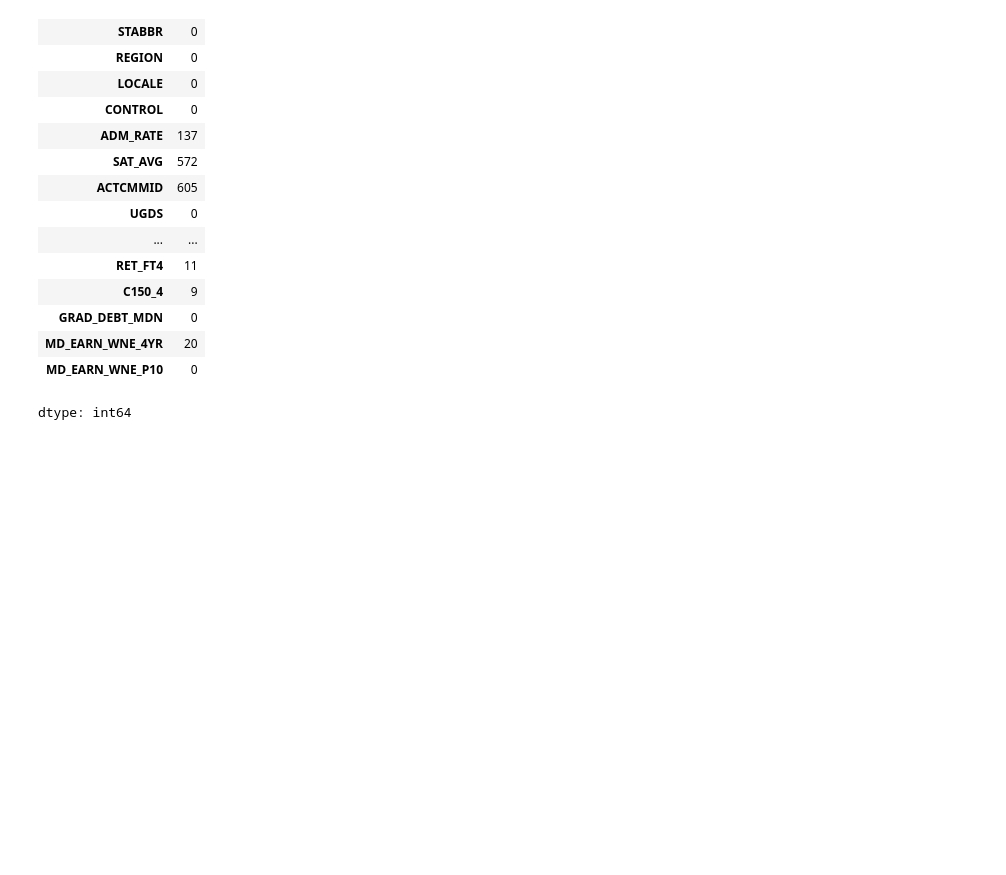
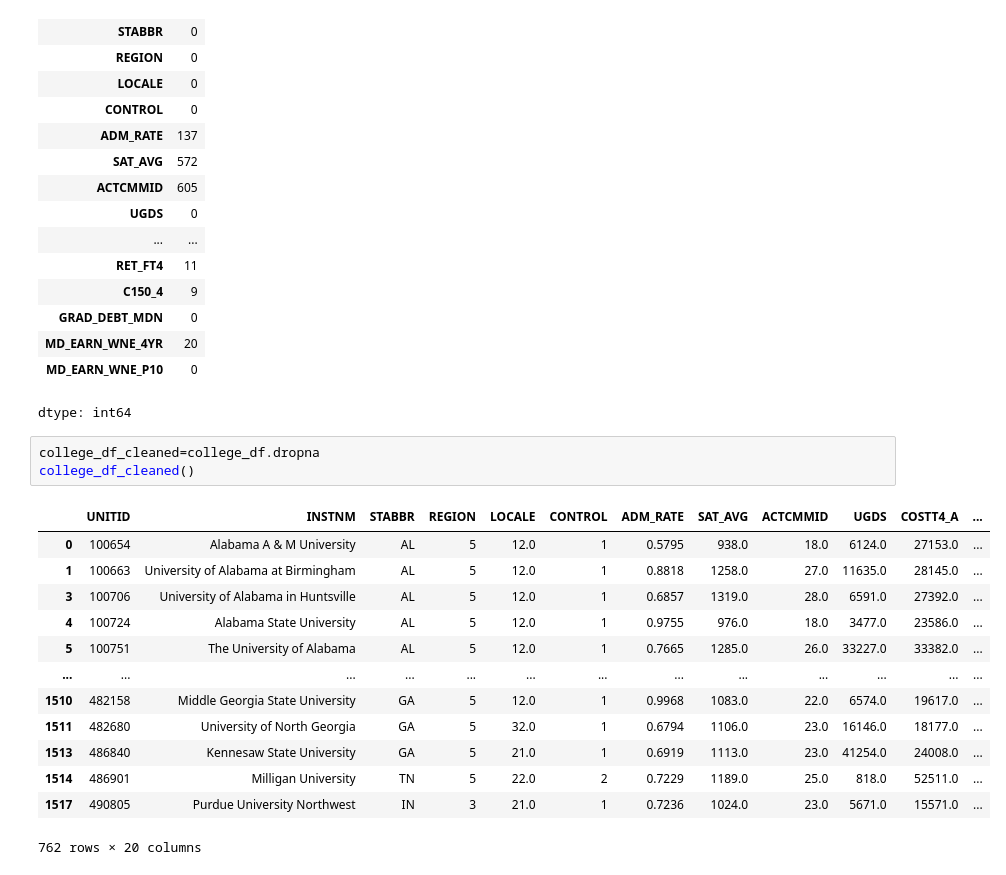
Before and after one commit to jbranca2011-creator/dsrp_2, a Jupyter notebook: Research_project.ipynb, the cells around one changed output. Cells and saved outputs as stored; diff of their text form; blank space fills up the shorter version.

```diff
--- a/Research_project.ipynb
+++ b/Research_project.ipynb
@@ -98,3 +79,20 @@ college_df.isna().sum()
 | MD_EARN_WNE_4YR | 20 |
 | MD_EARN_WNE_P10 | 0 |
 dtype: int64
+# %%
+college_df_cleaned=college_df.dropna
+college_df_cleaned()
+# %% [output]
+|  | UNITID | INSTNM | STABBR | REGION | LOCALE | CONTROL | ADM_RATE | SAT_AVG | ACTCMMID | UGDS | COSTT4_A | ... |
+| 0 | 100654 | Alabama A & M University | AL | 5 | 12.0 | 1 | 0.5795 | 938.0 | 18.0 | 6124.0 | 27153.0 | ... |
+| 1 | 100663 | University of Alabama at Birmingham | AL | 5 | 12.0 | 1 | 0.8818 | 1258.0 | 27.0 | 11635.0 | 28145.0 | ... |
+| 3 | 100706 | University of Alabama in Huntsville | AL | 5 | 12.0 | 1 | 0.6857 | 1319.0 | 28.0 | 6591.0 | 27392.0 | ... |
+| 4 | 100724 | Alabama State University | AL | 5 | 12.0 | 1 | 0.9755 | 976.0 | 18.0 | 3477.0 | 23586.0 | ... |
+| 5 | 100751 | The University of Alabama | AL | 5 | 12.0 | 1 | 0.7665 | 1285.0 | 26.0 | 33227.0 | 33382.0 | ... |
+| ... | ... | ... | ... | ... | ... | ... | ... | ... | ... | ... | ... | ... |
+| 1510 | 482158 | Middle Georgia State University | GA | 5 | 12.0 | 1 | 0.9968 | 1083.0 | 22.0 | 6574.0 | 19617.0 | ... |
+| 1511 | 482680 | University of North Georgia | GA | 5 | 32.0 | 1 | 0.6794 | 1106.0 | 23.0 | 16146.0 | 18177.0 | ... |
+| 1513 | 486840 | Kennesaw State University | GA | 5 | 21.0 | 1 | 0.6919 | 1113.0 | 23.0 | 41254.0 | 24008.0 | ... |
+| 1514 | 486901 | Milligan University | TN | 5 | 22.0 | 2 | 0.7229 | 1189.0 | 25.0 | 818.0 | 52511.0 | ... |
+| 1517 | 490805 | Purdue University Northwest | IN | 3 | 21.0 | 1 | 0.7236 | 1024.0 | 23.0 | 5671.0 | 15571.0 | ... |
+762 rows × 20 columns
```
Also changed, not shown: parts of 13 cells of this notebook.
